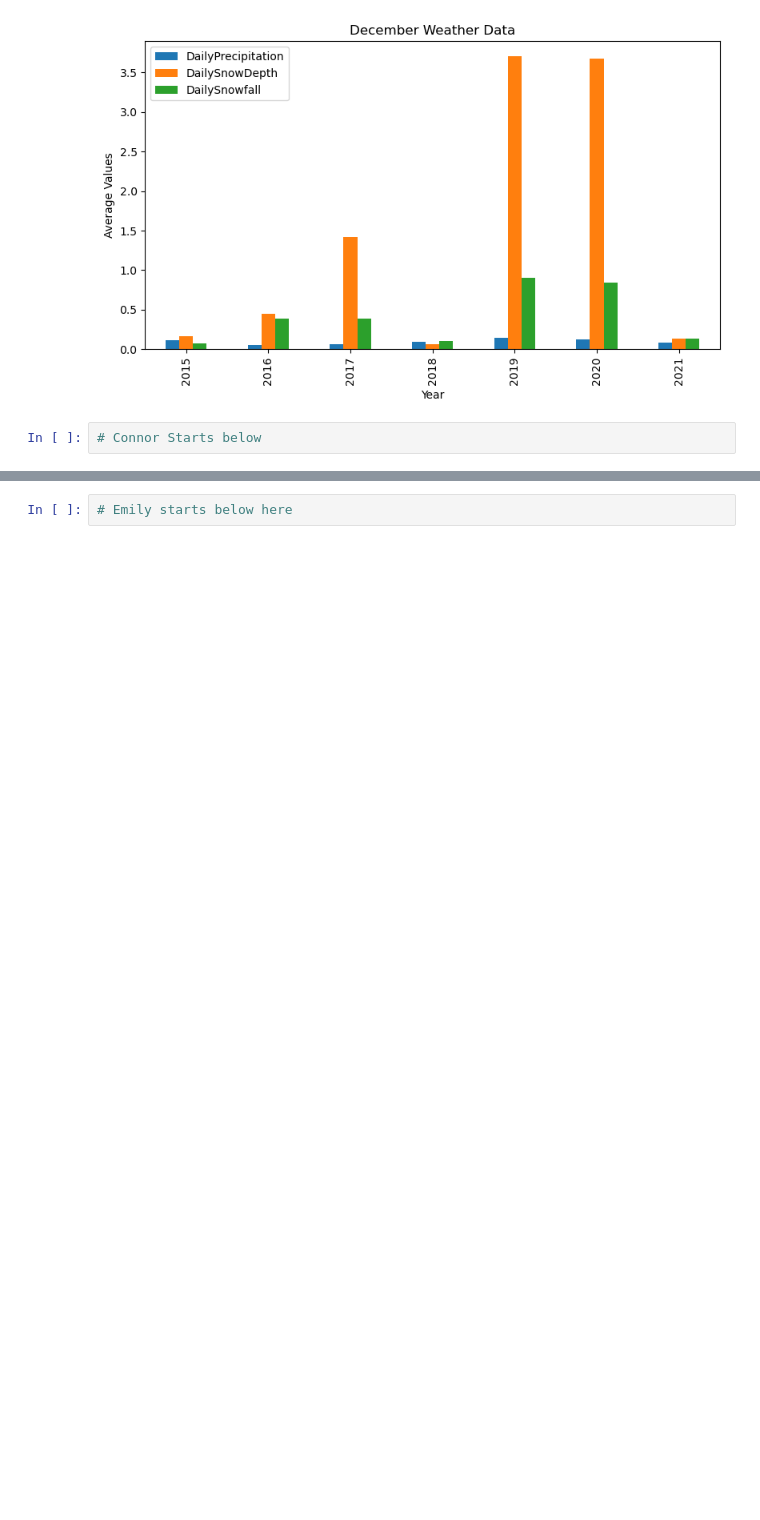
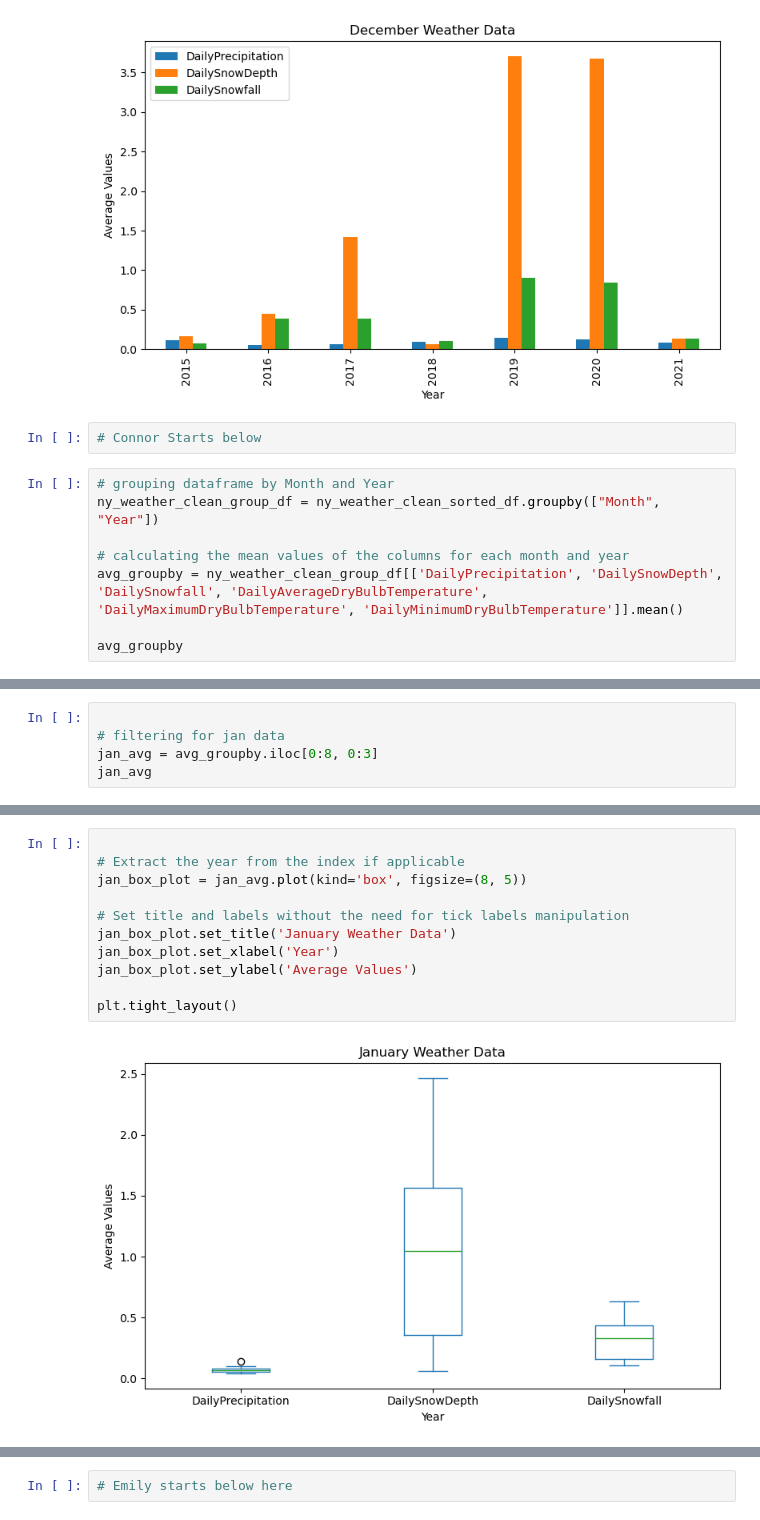
Before and after one commit to connerdekok/Albany_New_York_Weather, a Jupyter notebook: new_york.ipynb, the cells around one changed output, grey strips where cells are left out. Drawn from its saved outputs; the diff is of its cells as text; blank space fills up the shorter version.

Commit message:
adding conner omuar charts

```diff
--- a/new_york.ipynb
+++ b/new_york.ipynb
@@ -555,3 +555,11 @@ plt.show()
 [figure]
 # %%
 # Connor Starts below
+# %%
+# grouping dataframe by Month and Year
+ny_weather_clean_group_df = ny_weather_clean_sorted_df.groupby(["Month", "Year"])
+
+# calculating the mean values of the columns for each month and year
+avg_groupby = ny_weather_clean_group_df[['DailyPrecipitation', 'DailySnowDepth', 'DailySnowfall', 'DailyAverageDryBulbTemperature', 'DailyMaximumDryBulbTemperature', 'DailyMinimumDryBulbTemperature']].mean()
+
+avg_groupby
@@ -557,0 +581,5 @@ plt.show()
+# %%
+
+# filtering for jan data
+jan_avg = avg_groupby.iloc[0:8, 0:3]
+jan_avg
@@ -557,0 +597,13 @@ plt.show()
+# %%
+
+# Extract the year from the index if applicable
+jan_box_plot = jan_avg.plot(kind='box', figsize=(8, 5))
+
+# Set title and labels without the need for tick labels manipulation
+jan_box_plot.set_title('January Weather Data')
+jan_box_plot.set_xlabel('Year')
+jan_box_plot.set_ylabel('Average Values')
+
+plt.tight_layout()
+# %% [output]
+[figure, added]
```
Also changed, not shown: parts of 50 cells of this notebook, 1 other file.
